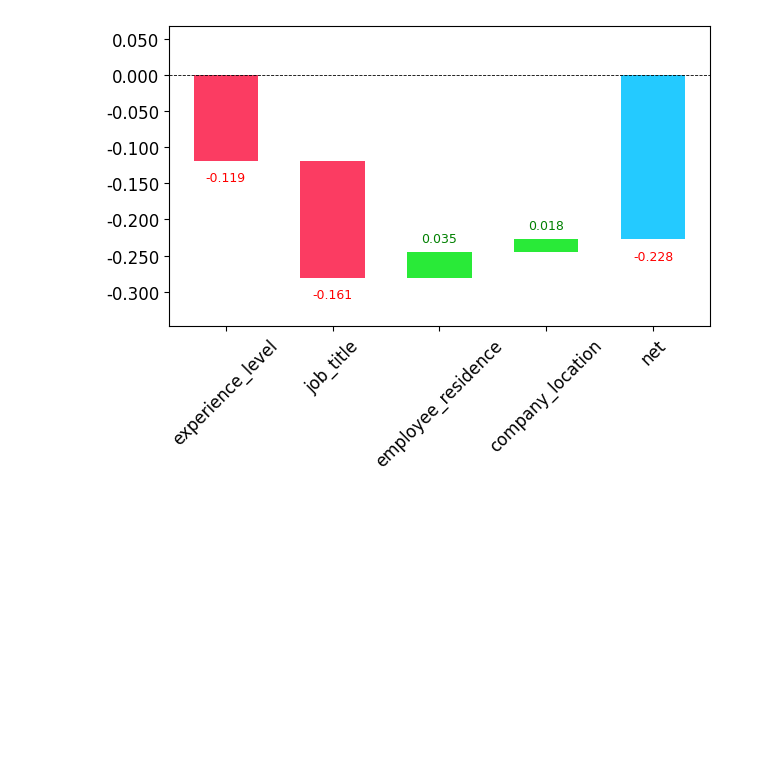
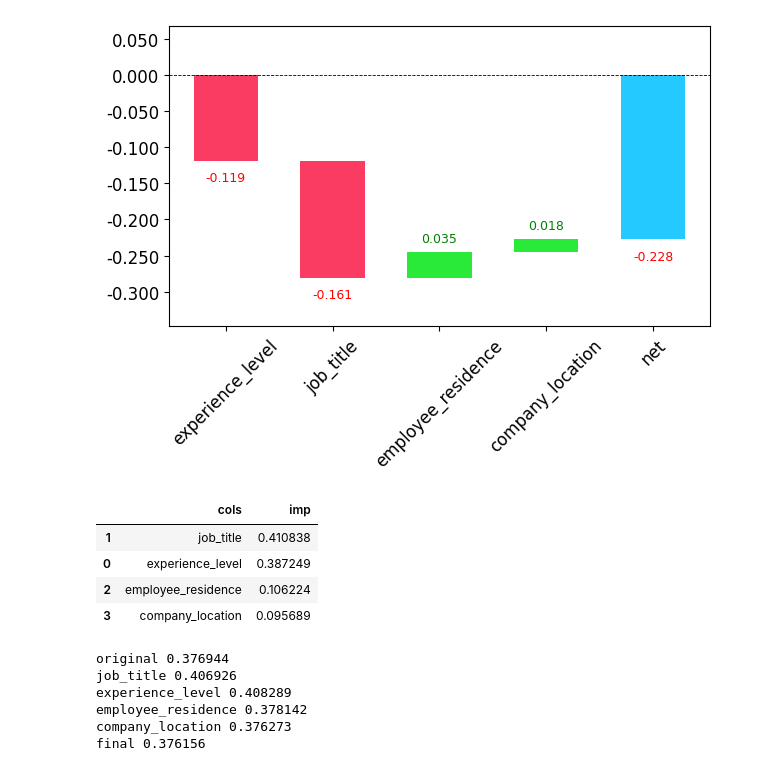
Before and after one commit to DuncanMainya/Developer-Compensation-using-classic-ML-and-Deep-Learning-Techniques, a Jupyter notebook: fastai_salary_model_classic_ML.ipynb, the cells around one changed output. Cells and saved outputs as stored; diff of their text form; code cells hidden in the pictures; blank space fills up the shorter version.

```diff
--- a/fastai_salary_model_classic_ML.ipynb
+++ b/fastai_salary_model_classic_ML.ipynb
@@ -446,3 +433,39 @@ waterfall(valid_xs_final.columns, contributions[0], threshold=0.08, rotation_val
 # %% [output]
 <module 'matplotlib.pyplot' from '/usr/local/lib/python3.12/dist-packages/matplotlib/pyplot.py'>
 [figure]
+# %%
+# Finding out-of-domain data
+df_dom = pd.concat([xs_final, valid_xs_final])
+is_valid = np.array([0]*len(xs_final) + [1]*len(valid_xs_final))
+m= rf(df_dom, is_valid)
+rf_feat_importance(m, df_dom)
+# %% [output]
+|  | cols | imp |
+| 1 | job_title | 0.410838 |
+| 0 | experience_level | 0.387249 |
+| 2 | employee_residence | 0.106224 |
+| 3 | company_location | 0.095689 |
+# %%
+# Getting the original baseline rmse of the random forest model
+m = rf(xs_final, y)
+print('original', m_rmse(m,xs=valid_xs_final, y=valid_y))
+
+# Dropping each column at a time to see how it affects the RMSE
+for c in ('job_title', 'experience_level','employee_residence', 'company_location'):
+  m = rf(xs_final.drop(c, axis=1), y)
+  print(c, m_rmse(m,valid_xs_final.drop(c, axis=1), valid_y))
+
+  # Removing redundant column that causes domain-shift
+xs_final = xs_final.drop('company_location', axis=1)
+valid_xs_final = valid_xs_final.drop('company_location', axis=1)
+
+# Training the model on the new subset of columns
+m = rf(xs_final, y)
+print('final', m_rmse(m, valid_xs_final, valid_y))
+# %% [output]
+original 0.376944
+job_title 0.406926
+experience_level 0.408289
+employee_residence 0.378142
+company_location 0.376273
+final 0.376156
```
Also changed, not shown: parts of 3 cells of this notebook.
